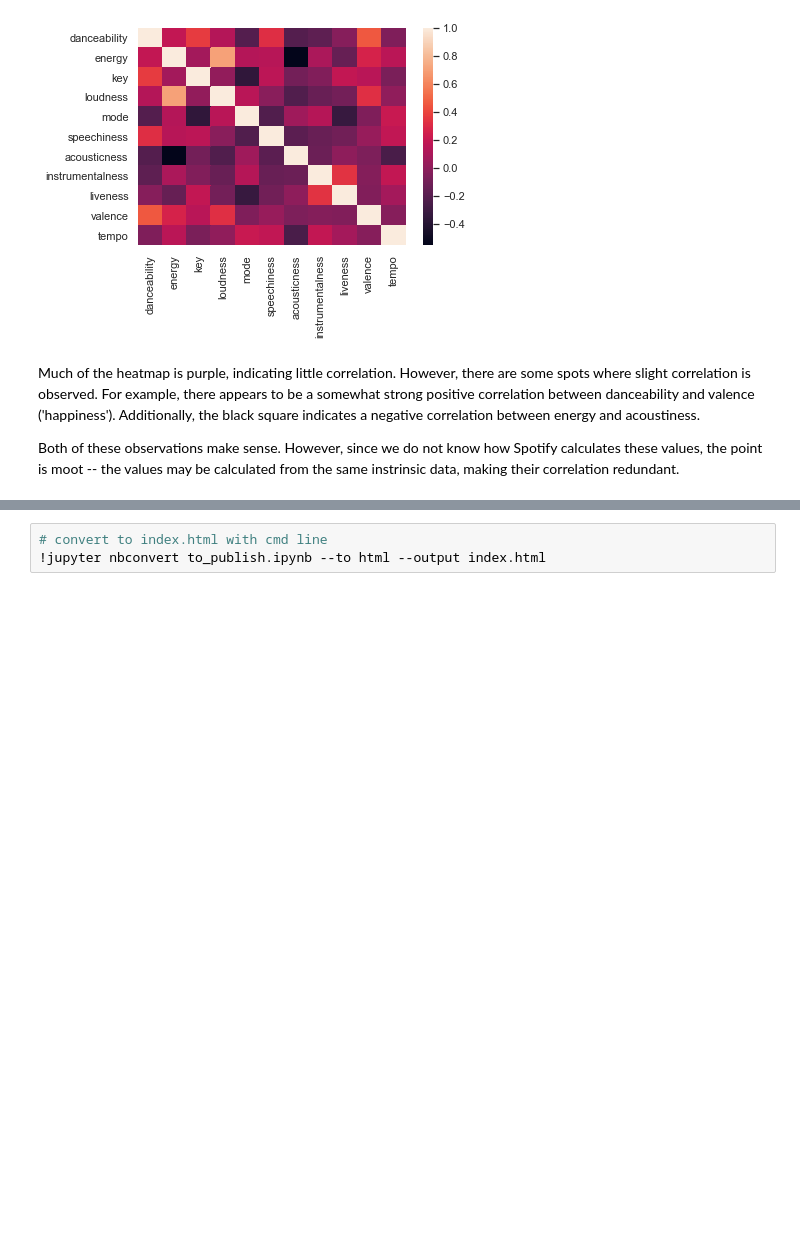
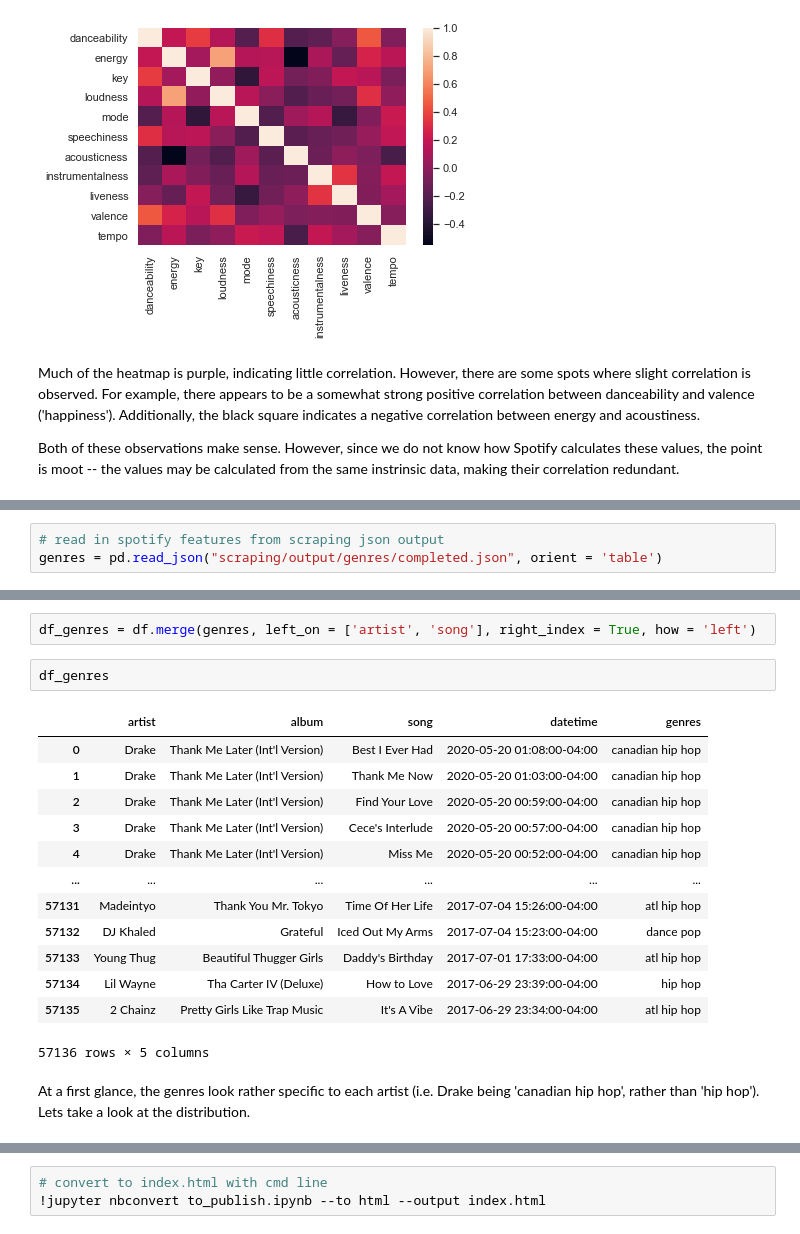
Before and after one commit to LeChase/spotify_hist, a Jupyter notebook: to_publish.ipynb, the cells around one changed output, grey strips where cells are left out. Cells and saved outputs as stored; diff of their text form; blank space fills up the shorter version.

```diff
--- a/to_publish.ipynb
+++ b/to_publish.ipynb
@@ -651,0 +815,3 @@ Both of these observations make sense.  However, since we do not know how Spotif
+# %%
+# read in spotify features from scraping json output
+genres = pd.read_json("scraping/output/genres/completed.json", orient = 'table')
@@ -651,0 +835,20 @@ Both of these observations make sense.  However, since we do not know how Spotif
+# %%
+df_genres = df.merge(genres, left_on = ['artist', 'song'], right_index = True, how = 'left')
+# %%
+df_genres
+# %% [output]
+|  | artist | album | song | datetime | genres |
+| 0 | Drake | Thank Me Later (Int'l Version) | Best I Ever Had | 2020-05-20 01:08:00-04:00 | canadian hip hop |
+| 1 | Drake | Thank Me Later (Int'l Version) | Thank Me Now | 2020-05-20 01:03:00-04:00 | canadian hip hop |
+| 2 | Drake | Thank Me Later (Int'l Version) | Find Your Love | 2020-05-20 00:59:00-04:00 | canadian hip hop |
+| 3 | Drake | Thank Me Later (Int'l Version) | Cece's Interlude | 2020-05-20 00:57:00-04:00 | canadian hip hop |
+| 4 | Drake | Thank Me Later (Int'l Version) | Miss Me | 2020-05-20 00:52:00-04:00 | canadian hip hop |
+| ... | ... | ... | ... | ... | ... |
+| 57131 | Madeintyo | Thank You Mr. Tokyo | Time Of Her Life | 2017-07-04 15:26:00-04:00 | atl hip hop |
+| 57132 | DJ Khaled | Grateful | Iced Out My Arms | 2017-07-04 15:23:00-04:00 | dance pop |
+| 57133 | Young Thug | Beautiful Thugger Girls | Daddy's Birthday | 2017-07-01 17:33:00-04:00 | atl hip hop |
+| 57134 | Lil Wayne | Tha Carter IV (Deluxe) | How to Love | 2017-06-29 23:39:00-04:00 | hip hop |
+| 57135 | 2 Chainz | Pretty Girls Like Trap Music | It's A Vibe | 2017-06-29 23:34:00-04:00 | atl hip hop |
+57136 rows × 5 columns
+# %% [markdown]
+At a first glance, the genres look rather specific to each artist (i.e. Drake being 'canadian hip hop', rather than 'hip hop').  Lets take a look at the distribution.
```
Also changed, not shown: parts of 28 cells of this notebook.
